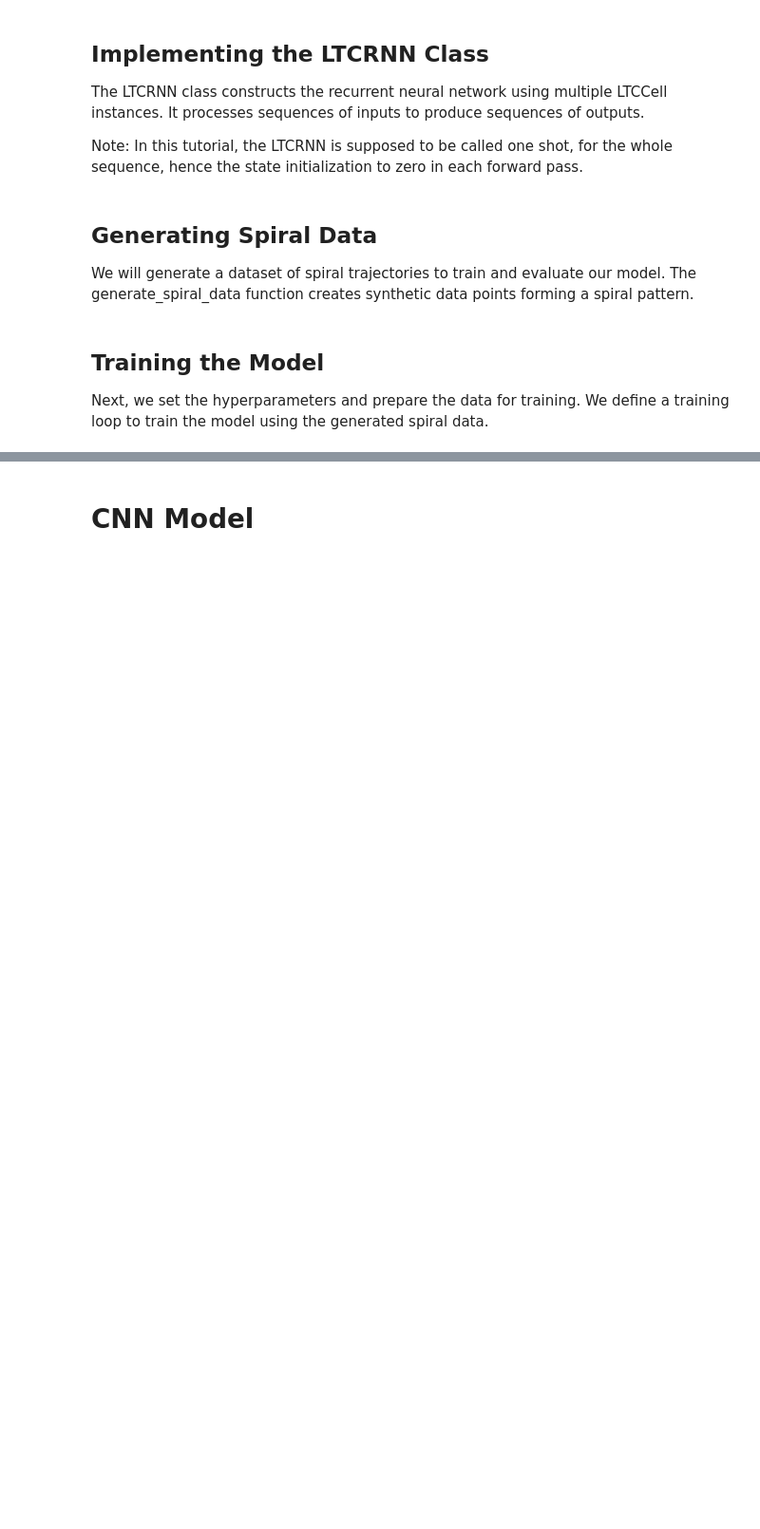
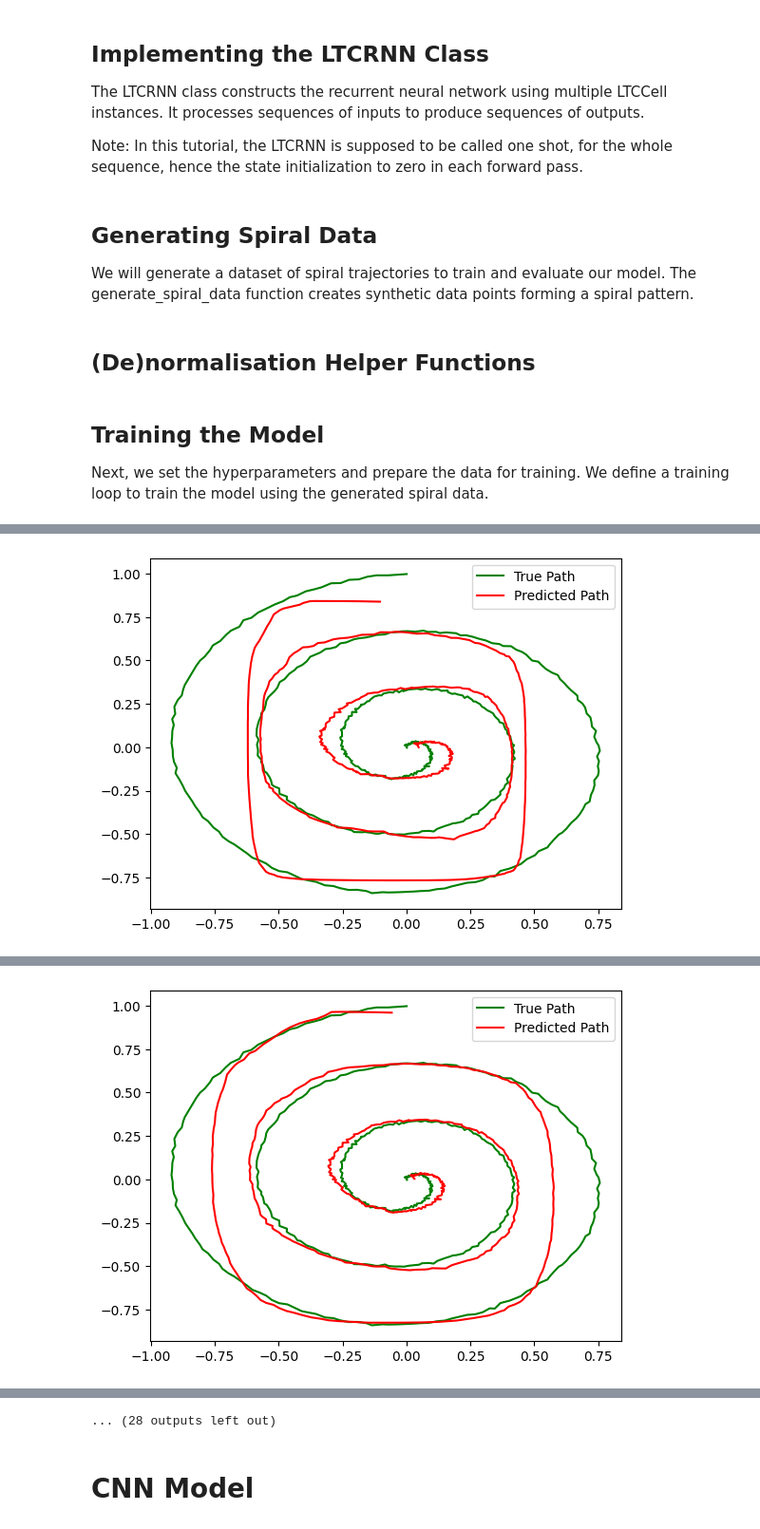
Before and after one commit to ViyanR/LTCFYP, a Jupyter notebook: LNN_LTC_Adversarial_Attacks.ipynb, the cells around one changed output, grey strips where cells are left out. Shown at 95% size. Cells and saved outputs as stored; diff of their text form; code cells hidden in the pictures; blank space fills up the shorter version.

Commit message:
normalise data - need to fix CNN now and add transformer

```diff
--- a/LNN_LTC_Adversarial_Attacks.ipynb
+++ b/LNN_LTC_Adversarial_Attacks.ipynb
@@ -271,6 +271,25 @@ def generate_spiral_data(num_points, num_turns, noise = 2):
     x = r * np.sin(theta) + noise * np.random.randn(*theta.shape) / num_points
     y = r * np.cos(theta) + noise * np.random.randn(*theta.shape) / num_points
     return np.stack([x, y], axis=1)
+# %% [markdown]
+## (De)normalisation Helper Functions
+# %%
+def compute_stats(data):
+    mean = np.mean(data, axis=0, keepdims=True)  # shape: (2,)
+    std = np.std(data, axis=0, keepdims=True)    # shape: (2,)
+    return mean, std
+
+def normalise(data, mean=None, std=None):
+    # Normalise 2D (N, 2) data using per-dimension z-score normalization
+    if mean is None or std is None:
+        mean, std = compute_stats(data)
+    return ((data - mean) / std, mean, std)
+
+def denormalise(data, mean=None, std=None):
+    # Revert normalisation to get original 2D data.
+    if mean is None or std is None:
+        mean, std = compute_stats(data)
+    return ((data * std) + mean, mean, std)
 # %% [markdown]
 ## Training the Model
 Next, we set the hyperparameters and prepare the data for training. We define a training loop to train the model using the generated spiral data.
@@ -288,6 +307,10 @@ batch_size = 32
 
 # Generate data
 data = generate_spiral_data(num_points, num_turns)
+
+# Normalise data (both inputs and targets)
+data, mean, std = normalise(data)
+
 all_inputs = data[:-1, :]
 all_targets = data[1:, :]
 
@@ -342,12 +365,16 @@ for epoch in range(num_epochs):
         lnn_model.eval()
         with torch.no_grad():
             predictions = lnn_model(torch.FloatTensor(all_inputs).unsqueeze(0))
-            # np_predictions = predictions.squeeze(0).numpy()
             np_predictions = np.array(predictions.squeeze(0).tolist())
             val_loss = criterion(predictions, torch.FloatTensor(all_targets).unsqueeze(0))  # Compute loss
         print(f'Epoch [{epoch+1}/{num_epochs}], Total train loss: {total_loss:.4f}, Total val loss: {val_loss:.4f}')
 
-        plt.plot(all_targets[:, 0], all_targets[:, 1], 'g-', label='True Path')
-        plt.plot(np_predictions[:, 0], np_predictions[:, 1], 'r-', label='Predicted Path')
+        # Denormalise predictions and targets for plotting in original data space
+        np_predictions_denorm, _, _ = denormalise(np_predictions, mean, std)
+        all_targets_denorm, _, _ = denormalise(all_targets, mean, std)
+
+        plt.plot(np_predictions_denorm[:, 0], np_predictions_denorm[:, 1], 'r-', label='Predicted Path')
+        plt.plot(all_targets_denorm[:, 0], all_targets_denorm[:, 1], 'g-', label='True Path')
         plt.legend()
         plt.show()
+# %% [output]
@@ -353,0 +382 @@ for epoch in range(num_epochs):
+[figure, added]
@@ -353,0 +384 @@ for epoch in range(num_epochs):
+[figure, added]
@@ -354,3 +393,4 @@ for epoch in range(num_epochs):
+... (28 outputs left out)
 # %%
 # Save the model (not the state dict)
 torch.save(lnn_model, "lnn_model.pt")
```
Also changed, not shown: parts of 9 cells of this notebook.
